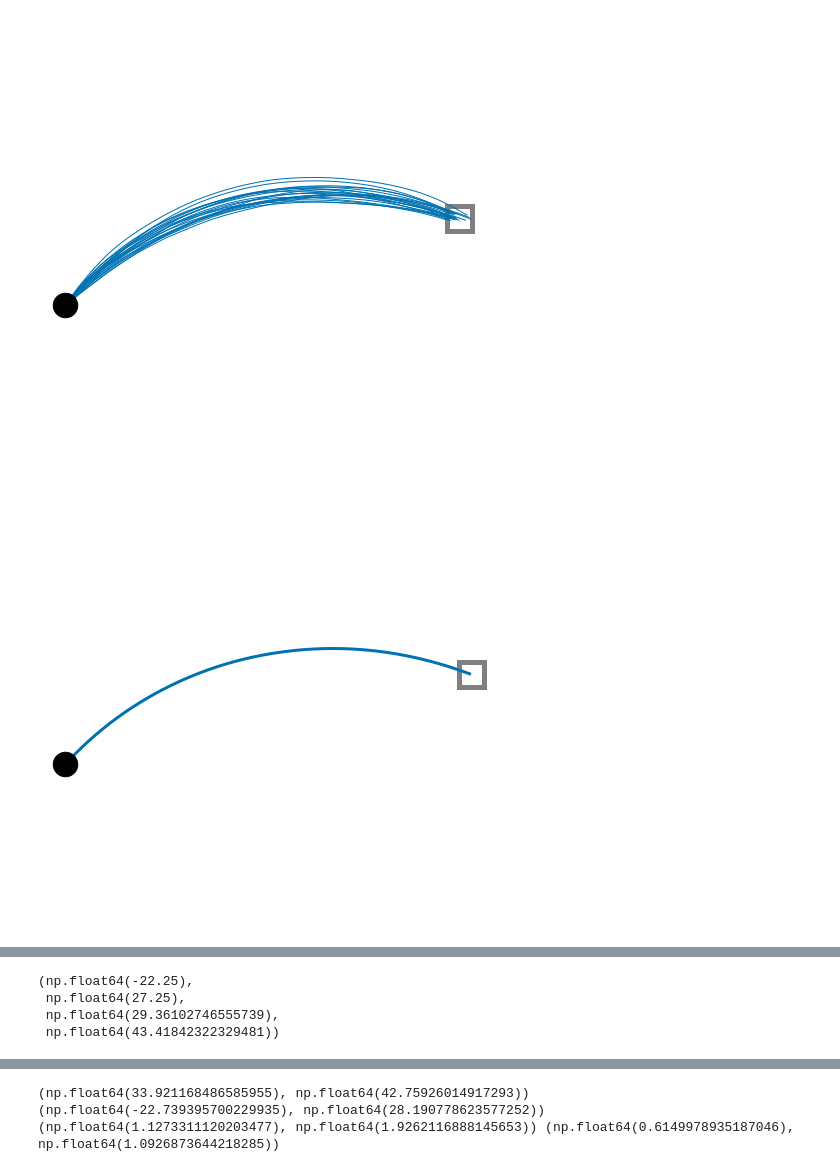
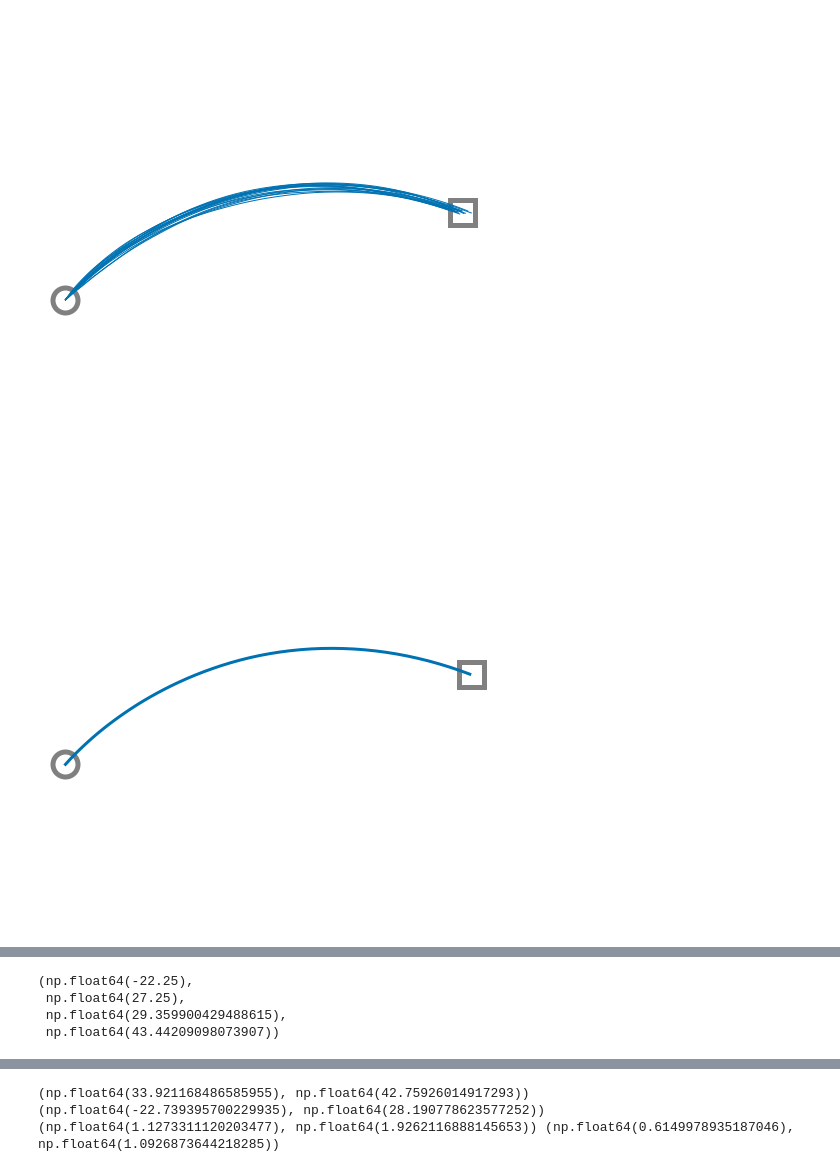
Before and after one commit to AlexandreThy/PhD, a Jupyter notebook: CurrentParts/PaperPlot.ipynb, the cells around one changed output, grey strips where cells are left out. Cells and saved outputs as stored; diff of their text form; code cells hidden in the pictures.

```diff
--- a/CurrentParts/PaperPlot.ipynb
+++ b/CurrentParts/PaperPlot.ipynb
@@ -72,7 +73,9 @@ Solution found at iteration  5
 
 
 import sys
+import os
 sys.path.append('..')
+os.chdir('..')
 from Controllers.FL6Muscles import *
 from Controllers.ILQG6Muscles import *
 from Controllers.LQGController import *
@@ -83,7 +86,7 @@ NumIteration = 40
 Time = np.linspace(0,MovementTime*1000,NumIteration)
 
 plt.figure(figsize = (8,8))
-NUM_SIM = 100
+NUM_SIM = 20
 trajectories = np.zeros((NUM_SIM,8,NumIteration,2))
 
 for num_sim in range(NUM_SIM):
@@ -93,16 +96,18 @@ for num_sim in range(NUM_SIM):
 
         trajectories[num_sim,iter] = np.array([xFL,yFL]).T
 
-        if num_sim <= 20 : plt.plot(xFL,yFL,color = "#0072B2",linewidth = 1,label = "FL")
+        if num_sim <= 15 : plt.plot(xFL,yFL,color = "#0072B2",linewidth = 1,label = "FL")
         plt.plot([tg[0]],[tg[1]],marker = "s",markersize = 25,markeredgecolor = "grey",markerfacecolor='white',zorder = 0,markeredgewidth = 5)
 plt.axis("equal")
 ax = plt.gca()
 #ax.spines['top'].set_visible(False)
 #ax.spines['right'].set_visible(False)
-plt.scatter([0],[30],marker = "o", color = "black",s = 600,zorder = 100)
+plt.plot([0],[30],marker = "o",markersize = 25,markeredgecolor = "grey",markerfacecolor='white',zorder = 0,markeredgewidth = 5)
 ax.axis("off")
+plt.savefig("img/Paper_plots/FL_Centerout.png",dpi = 300)
 plt.show()
 plt.figure(figsize = (8,8))
+plt.plot([0],[30],marker = "o",markersize = 25,markeredgecolor = "grey",markerfacecolor='white',zorder = 0,markeredgewidth = 5)
 for iter,angles in enumerate(np.linspace(0,2*pi,9)[:-1]) :
     tg = [cos(angles)*10,30+sin(angles)*10]
 
@@ -112,7 +117,7 @@ for iter,angles in enumerate(np.linspace(0,2*pi,9)[:-1]) :
 
 plt.axis("equal")
 ax = plt.gca()
-plt.scatter([0],[30],marker = "o", color = "black",s = 600,zorder = 100)
+
 #ax.spines['top'].set_visible(False)
 #ax.spines['right'].set_visible(False)
 ax.axis("off")
@@ -126,4 +134,6 @@ ax.axis("off")
 # %%
+
+
 import sys
 sys.path.append('..')
 from Controllers.FL6Muscles import *
@@ -136,7 +146,7 @@ NumIteration = 50
 Time = np.linspace(0,MovementTime*1000,NumIteration)
 
 plt.figure(figsize = (8,8))
-NUM_SIM = 100
+NUM_SIM = 20
 trajectories = np.zeros((NUM_SIM,8,NumIteration,2))
 
 for num_sim in range(NUM_SIM):
@@ -146,15 +156,15 @@ for num_sim in range(NUM_SIM):
 
         trajectories[num_sim,iter] = np.array([xLQG,yLQG]).T
 
-        if num_sim <= 20 : plt.plot(xLQG,yLQG,color = "#E69F00",linewidth = 1,label = "DLQG")
+        if num_sim <= 15 : plt.plot(xLQG,yLQG,color = "#E69F00",linewidth = 1,label = "DLQG")
         plt.plot([tg[0]],[tg[1]],marker = "s",markersize = 25,markeredgecolor = "grey",markerfacecolor='white',zorder = 0,markeredgewidth = 5)
 plt.axis("equal")
 ax = plt.gca()
 #ax.spines['top'].set_visible(False)
 #ax.spines['right'].set_visible(False)
-plt.scatter([0],[30],marker = "o", color = "black",s = 600,zorder = 100)
+plt.plot([0],[30],marker = "o",markersize = 25,markeredgecolor = "grey",markerfacecolor='white',zorder = 0,markeredgewidth = 5)
 ax.axis("off")
-
+plt.savefig("img/Paper_plots/DLQG_Centerout.png",dpi = 300)
 plt.show()
 plt.figure(figsize = (8,8))
 for iter,angles in enumerate(np.linspace(0,2*pi,9)[:-1]) :
@@ -166,7 +176,7 @@ for iter,angles in enumerate(np.linspace(0,2*pi,9)[:-1]) :
 
 plt.axis("equal")
 ax = plt.gca()
-plt.scatter([0],[30],marker = "o", color = "black",s = 600,zorder = 100)
+plt.plot([0],[30],marker = "o",markersize = 25,markeredgecolor = "grey",markerfacecolor='white',zorder = 0,markeredgewidth = 5)
 #ax.spines['top'].set_visible(False)
 #ax.spines['right'].set_visible(False)
 ax.axis("off")
@@ -191,20 +201,20 @@ NumIteration = 60
 Time = np.linspace(0,MovementTime*1000,NumIteration)
 
 plt.figure(figsize = (8,8))
-NUM_SIM = 100
+NUM_SIM = 20
 trajectories = np.zeros((NUM_SIM,NumIteration,2))
 
 for num_sim in range(NUM_SIM):
     xFL,yFL,xfl,uFL = FL_6muscles(Duration=MovementTime,w1=1e4,w2=1e4,w3=1,w4=1,r=1e-2,Num_iter=NumIteration,starting_point=st,targets=tg,Delay = 0.06,Activate_Noise=True)
 
     trajectories[num_sim] = np.array([xFL,yFL]).T
-    if num_sim <= 20 : plt.plot(xFL,yFL,color = "#0072B2",linewidth = 1,label = "FL")
+    if num_sim <= 15 : plt.plot(xFL,yFL,color = "#0072B2",linewidth = 1,label = "FL")
     plt.plot([tg[0]],[tg[1]],marker = "s",markersize = 25,markeredgecolor = "grey",markerfacecolor='white',zorder = 0,markeredgewidth = 5)
 plt.axis("equal")
 ax = plt.gca()
 #ax.spines['top'].set_visible(False)
 #ax.spines['right'].set_visible(False)
-plt.scatter([st[0]],[st[1]],marker = "o", color = "black",s = 600,zorder = 100)
+plt.plot([st[0]],[st[1]],marker = "o",markersize = 25,markeredgecolor = "grey",markerfacecolor='white',zorder = 0,markeredgewidth = 5)
 ax.axis("off")
 plt.show()
 plt.figure(figsize = (8,8))
@@ -215,7 +225,7 @@ plt.plot([tg[0]],[tg[1]],marker = "s",markersize = 25,markeredgecolor = "grey",m
 
 plt.axis("equal")
 ax = plt.gca()
-plt.scatter([st[0]],[st[1]],marker = "o", color = "black",s = 600,zorder = 100)
+plt.plot([st[0]],[st[1]],marker = "o",markersize = 25,markeredgecolor = "grey",markerfacecolor='white',zorder = 0,markeredgewidth = 5)
 #ax.spines['top'].set_visible(False)
 #ax.spines['right'].set_visible(False)
 ax.axis("off")
@@ -225,36 +235,36 @@ st,tg = longmovement_4()
 MovementTime = .6
 NumIteration = 60
 Time = np.linspace(0,MovementTime*1000,NumIteration)
 
 plt.figure(figsize = (8,8))
-NUM_SIM = 100
+NUM_SIM = 20
 trajectories = np.zeros((NUM_SIM,NumIteration,2))
 
 for num_sim in range(NUM_SIM):
     xFL,yFL,xfl,uFL = FL_6muscles(Duration=MovementTime,w1=1e4,w2=1e4,w3=1,w4=1,r=1e-2,Num_iter=NumIteration,starting_point=st,targets=tg,Delay = 0.06,Activate_Noise=True)
 
     trajectories[num_sim] = np.array([xFL,yFL]).T
-    if num_sim <= 20 : plt.plot(xFL,yFL,color = "#0072B2",linewidth = 1,label = "FL")
+    if num_sim <= 15 : plt.plot(xFL,yFL,color = "#0072B2",linewidth = 1,label = "FL")
     plt.plot([tg[0]],[tg[1]],marker = "s",markersize = 25,markeredgecolor = "grey",markerfacecolor='white',zorder = 0,markeredgewidth = 5)
 plt.axis("equal")
 ax = plt.gca()
 #ax.spines['top'].set_visible(False)
 #ax.spines['right'].set_visible(False)
-plt.scatter([st[0]],[st[1]],marker = "o", color = "black",s = 600,zorder = 100)
+plt.plot([st[0]],[st[1]],marker = "o",markersize = 25,markeredgecolor = "grey",markerfacecolor='white',zorder = 0,markeredgewidth = 5)
 ax.axis("off")
 plt.show()
 plt.figure(figsize = (8,8))
 
 plt.plot(np.mean(trajectories[:,:,0],axis = 0),np.mean(trajectories[:,:,1],axis = 0),color = "#0072B2",linewidth = 3,label = "FL")
 plt.plot([tg[0]],[tg[1]],marker = "s",markersize = 25,markeredgecolor = "grey",markerfacecolor='white',zorder = 0,markeredgewidth = 5)
 
 
 plt.axis("equal")
 ax = plt.gca()
-plt.scatter([st[0]],[st[1]],marker = "o", color = "black",s = 600,zorder = 100)
+plt.plot([st[0]],[st[1]],marker = "o",markersize = 25,markeredgecolor = "grey",markerfacecolor='white',zorder = 0,markeredgewidth = 5)
 #ax.spines['top'].set_visible(False)
 #ax.spines['right'].set_visible(False)
 ax.axis("off")
 # %% [output]
-[figure, old version]
+[figure, new version]
-[figure, old version]
+[figure, new version]
@@ -262,4 +272,4 @@ ax.axis("off")
 (np.float64(-22.25),
  np.float64(27.25),
- np.float64(29.36102746555739),
- np.float64(43.41842322329481))
+ np.float64(29.359900429488615),
+ np.float64(43.44209098073907))
```
Also changed, not shown: parts of 7 cells of this notebook.
